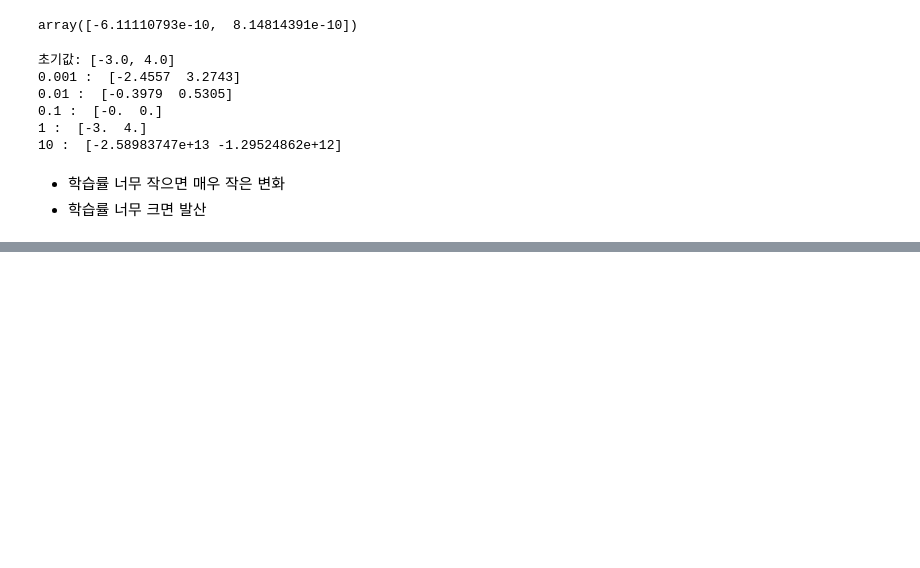
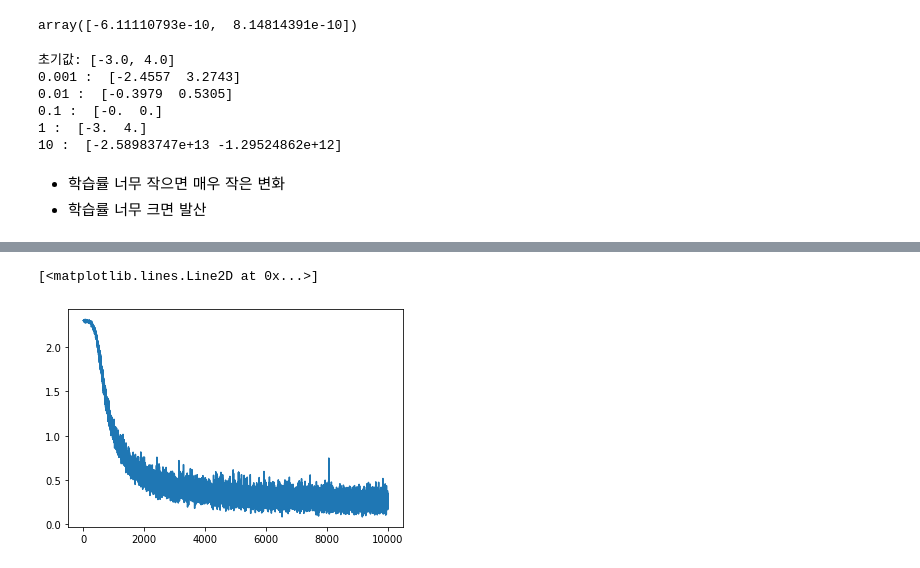
Before and after one commit to philgineer/Deeplearning_projects, a Jupyter notebook: deep_learning_from_scratch/4_신경망학습.ipynb, the cells around one changed output, grey strips where cells are left out. Saved outputs shown, nothing was run; the diff lists cells and outputs as text; code cells hidden in the pictures; blank space fills up the shorter version.

```diff
--- a/deep_learning_from_scratch/4_신경망학습.ipynb
+++ b/deep_learning_from_scratch/4_신경망학습.ipynb
@@ -258,0 +388,4 @@ for lr in [0.001, 0.01, 0.1, 1, 10]:
+# %%
+net = TwoLayerNet(input_size = 784, hidden_size = 100, output_size = 10)
+for i in net.params:
+    print(i, net.params[i].shape)
@@ -258,0 +453,37 @@ for lr in [0.001, 0.01, 0.1, 1, 10]:
+# %%
+# 같은 학습, numerical_gradient 대신 오차역전파로 개선된 성능 + epoch 당 test acc
+
+from two_layer_net import TwoLayerNet
+
+# hyperparams
+iters_num = 10000
+train_size = x_train.shape[0]
+batch_size = 100
+learning_rate = 0.05
+network = TwoLayerNet(input_size=784, hidden_size=50, output_size=10)
+
+train_loss_list = []
+train_acc_list = []
+test_acc_list = []
+
+# 1 에폭당 반복 수
+iter_per_epoch = max(train_size / batch_size, 1)
+
+for i in range(iters_num):
+    batch_mask = np.random.choice(train_size, batch_size)
+    x_batch = x_train[batch_mask]
+    t_batch = t_train[batch_mask]
+
+    grad = network.gradient(x_batch, t_batch) # 오차역전파
+
+    for key in ('W1', 'b1', 'W2', 'b2'):
+        network.params[key] -= learning_rate * grad[key]
+
+    loss = network.loss(x_batch, t_batch)
+    train_loss_list.append(loss)
+
+    if i % iter_per_epoch == 0:
+        train_acc_list.append(network.accuracy(x_train, t_train))
+        test_acc_list.append(network.accuracy(x_test, t_test))
+        print('iter: ', i, 'loss: ', loss, 'train_acc: ', network.accuracy(x_train, t_train),
+              'test_acc: ', network.accuracy(x_test, t_test))
@@ -258,0 +508,6 @@ for lr in [0.001, 0.01, 0.1, 1, 10]:
+# %%
+import matplotlib.pyplot as plt
+plt.plot(train_loss_list)
+# %% [output]
+[<matplotlib.lines.Line2D at 0x...>]
+[figure, added]
```
Also changed, not shown: parts of 21 cells of this notebook.
